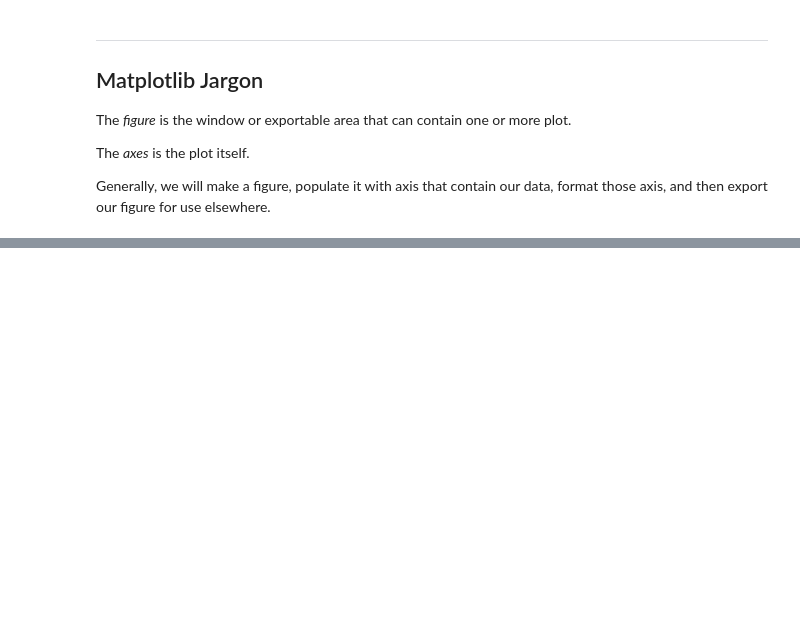
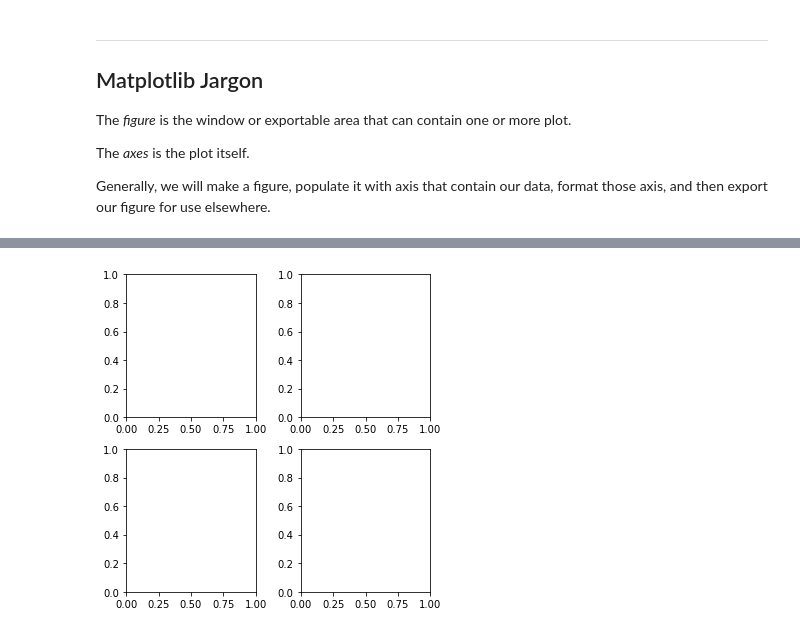
Before and after one commit to ICWallis/tutorial-publication-ready-figures, a Jupyter notebook: 0-introduction.ipynb, the cells around one changed output, grey strips where cells are left out. Cells and saved outputs as stored; diff of their text form; code cells hidden in the pictures; blank space fills up the shorter version.

```diff
--- a/0-introduction.ipynb
+++ b/0-introduction.ipynb
@@ -45,0 +63,9 @@ ax.plot(x,y)
+# %%
+# Four plots (axis) in one figure
+
+fig, ((ax0, ax1), (ax2, ax3)) = plt.subplots(2, 2, figsize=(5,5))
+
+# Fix the layout
+fig.tight_layout()
+# %% [output]
+[figure, added]
```
Also changed, not shown: parts of 15 cells of this notebook.
